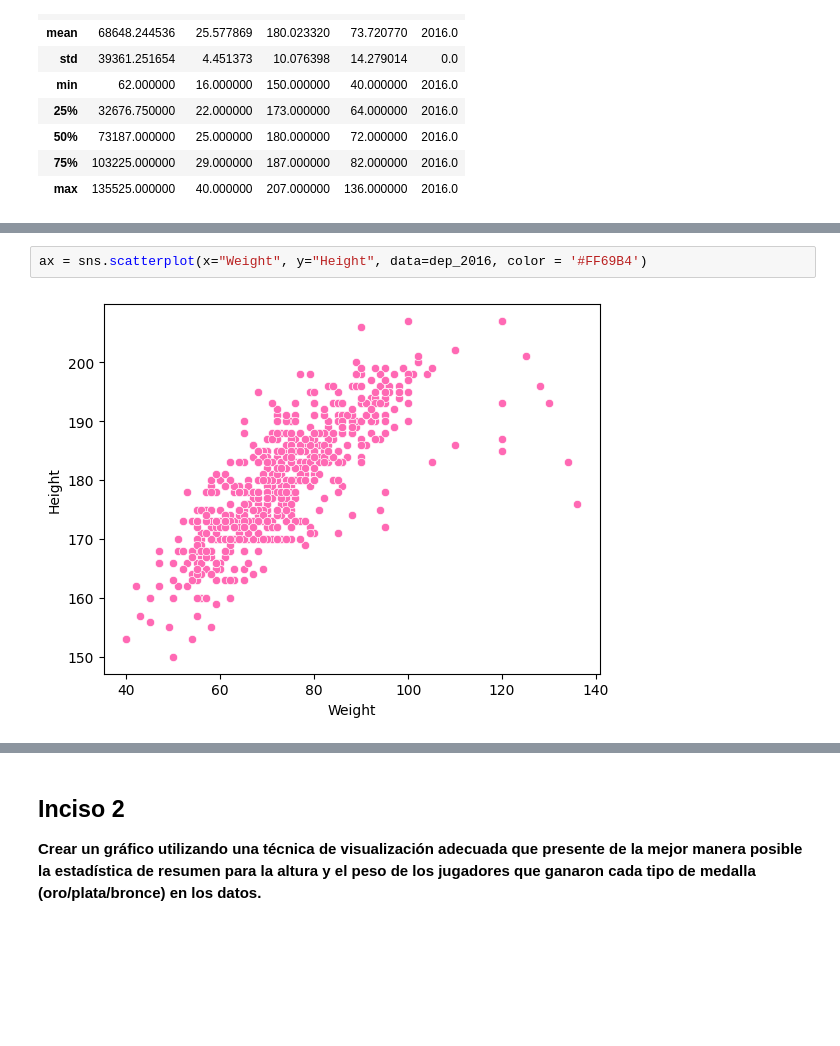
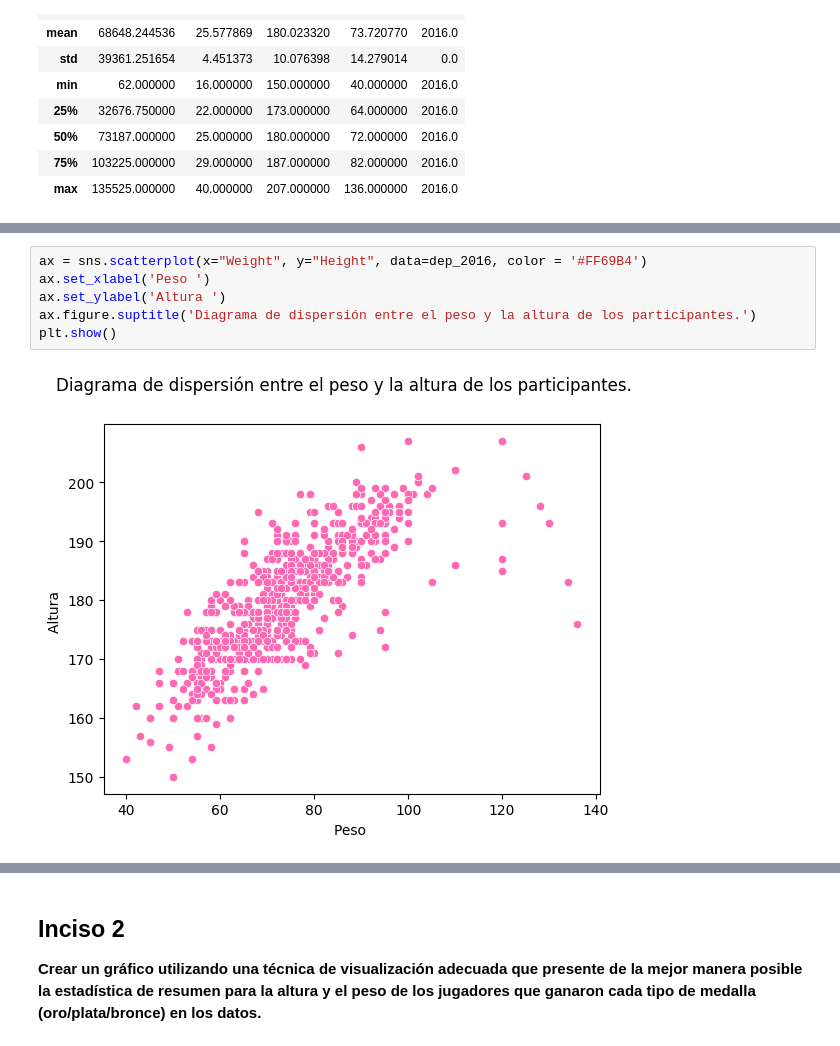
Before and after one commit to kmarcela11/VisualizacionCorte1, a Jupyter notebook: _sources/Ejercicio2.ipynb, the cells around one changed output, grey strips where cells are left out. Cells and saved outputs as stored; diff of their text form; blank space fills up the shorter version.

```diff
--- a/_sources/Ejercicio2.ipynb
+++ b/_sources/Ejercicio2.ipynb
@@ -61,4 +70,8 @@ dep_2016.describe()
 # %%
 ax = sns.scatterplot(x="Weight", y="Height", data=dep_2016, color = '#FF69B4')
+ax.set_xlabel('Peso ')
+ax.set_ylabel('Altura ')
+ax.figure.suptitle('Diagrama de dispersión entre el peso y la altura de los participantes.')
+plt.show()
 # %% [output]
-[figure, old version]
+[figure, new version]
```
Also changed, not shown: parts of 11 cells of this notebook, 8 other files.
